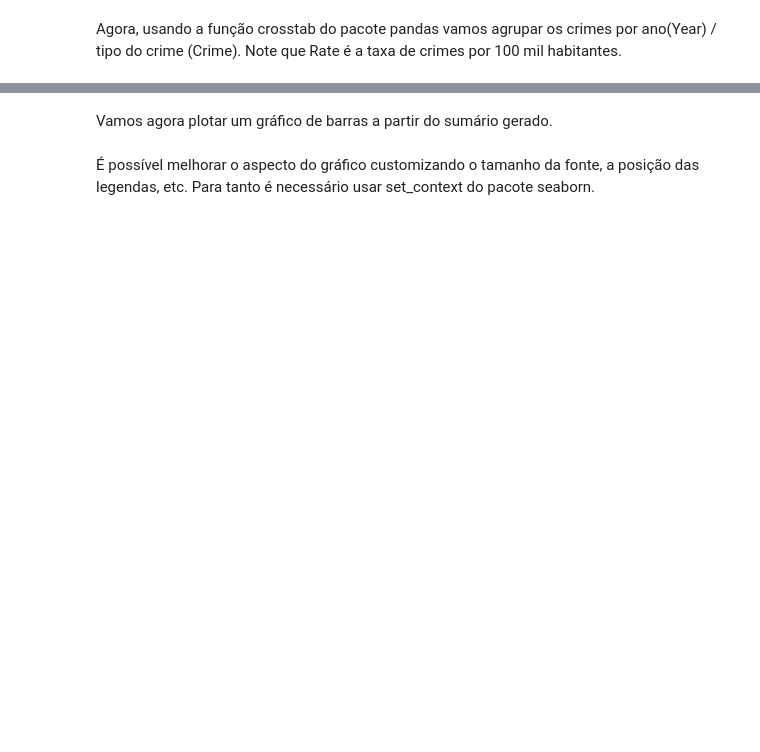
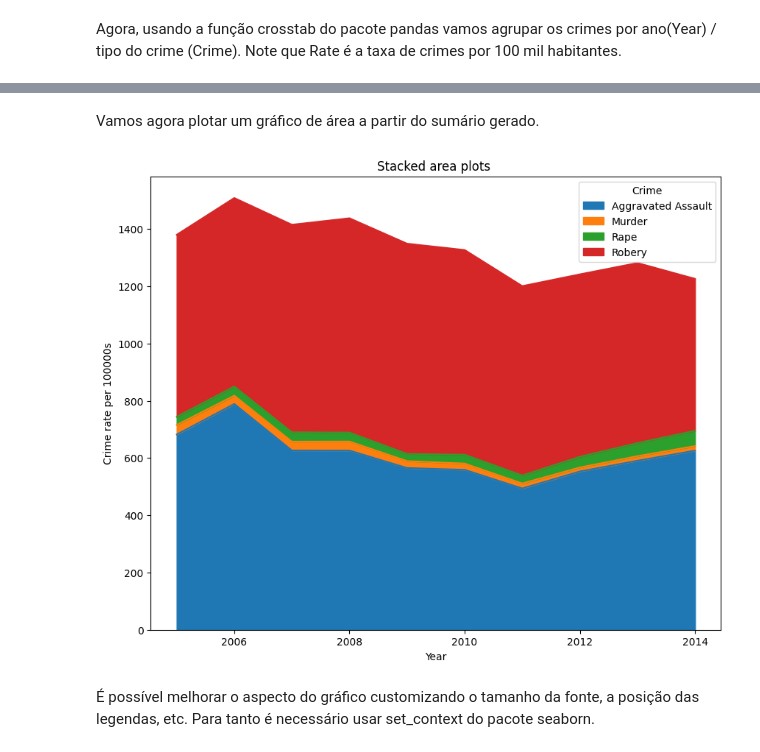
Before and after one commit to UlissesJunior/XMAC02-MetodosMatematicosAnaliseDados, a Jupyter notebook: Notebooks/Aula09 - Plotagem de Gráficos/Aula09b.ipynb, the cells around one changed output, grey strips where cells are left out. Drawn from its saved outputs; the diff is of its cells as text; code cells hidden in the pictures; blank space fills up the shorter version.

```diff
--- a/Notebooks/Aula09 - Plotagem de Gráficos/Aula09b.ipynb
+++ b/Notebooks/Aula09 - Plotagem de Gráficos/Aula09b.ipynb
@@ -8,3 +8,5 @@ import matplotlib.pyplot as plt
 import seaborn as sns
 # %% [markdown]
 Vamos começar criando o dataframe a partir de um arquivo csv.
+# %%
+df = pd.read_csv("washingtonDCCrime.csv",encoding ='latin-1')
@@ -11,2 +33,5 @@ Vamos começar criando o dataframe a partir de um arquivo csv.
 # %% [markdown]
 Agora, usando a função crosstab do pacote pandas vamos agrupar os crimes por ano(Year) / tipo do crime (Crime). Note que Rate é a taxa de crimes por 100 mil habitantes.
+# %%
+summary = pd.crosstab(df['Year'], df['Crime'], values=df['Rate'], aggfunc=np.sum)
+summary
@@ -13,4 +51,14 @@ Agora, usando a função crosstab do pacote pandas vamos agrupar os crimes por a
 # %% [markdown]
-Vamos agora plotar um gráfico de barras a partir do sumário gerado.
+Vamos agora plotar um gráfico de área a partir do sumário gerado.
+# %%
+plt.rcParams['figure.figsize'] = [10, 8]
+summary.plot(kind='area', stacked=True)
+
+plt.title('Stacked area plots ')
+plt.ylabel('Crime rate per 100000s')
+plt.xlabel('Year')
+plt.show()
+# %% [output]
+[figure, added]
 # %% [markdown]
 É possível melhorar o aspecto do gráfico customizando o tamanho da fonte, a posição das legendas, etc. Para tanto é necessário usar set_context do pacote seaborn.
```
Also changed, not shown: parts of 4 cells of this notebook.
